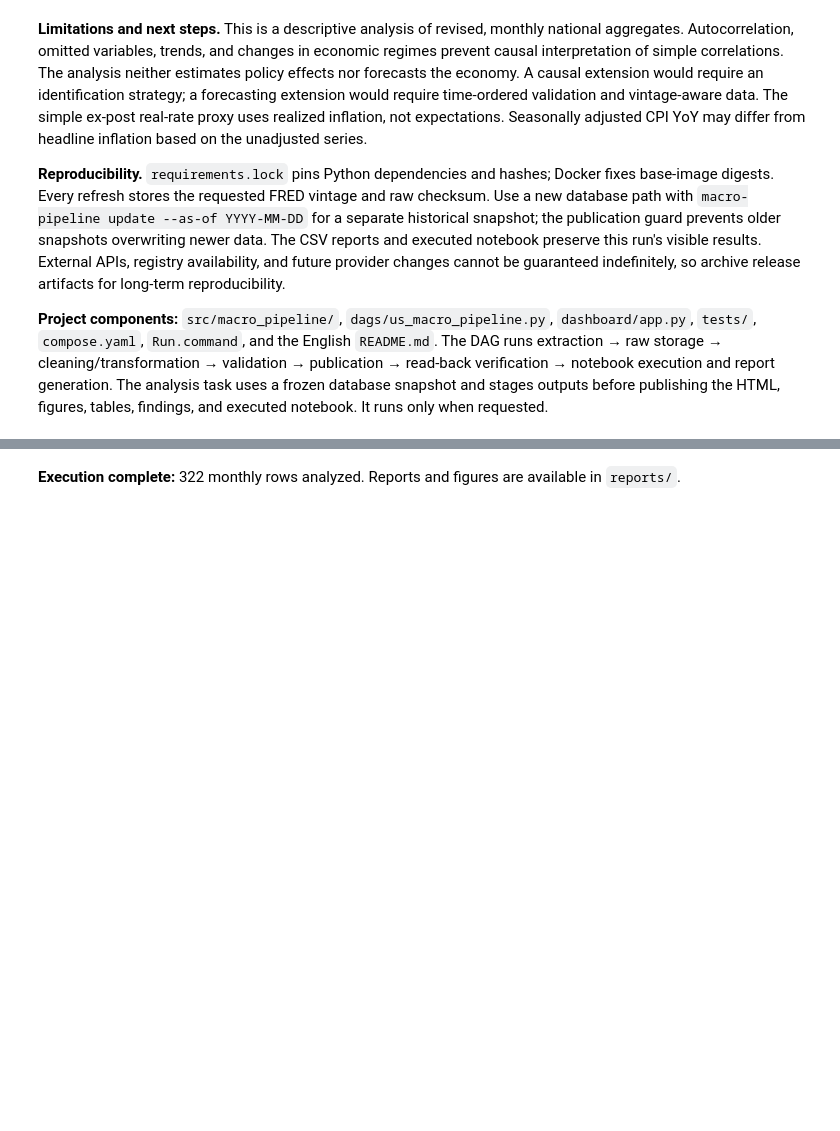
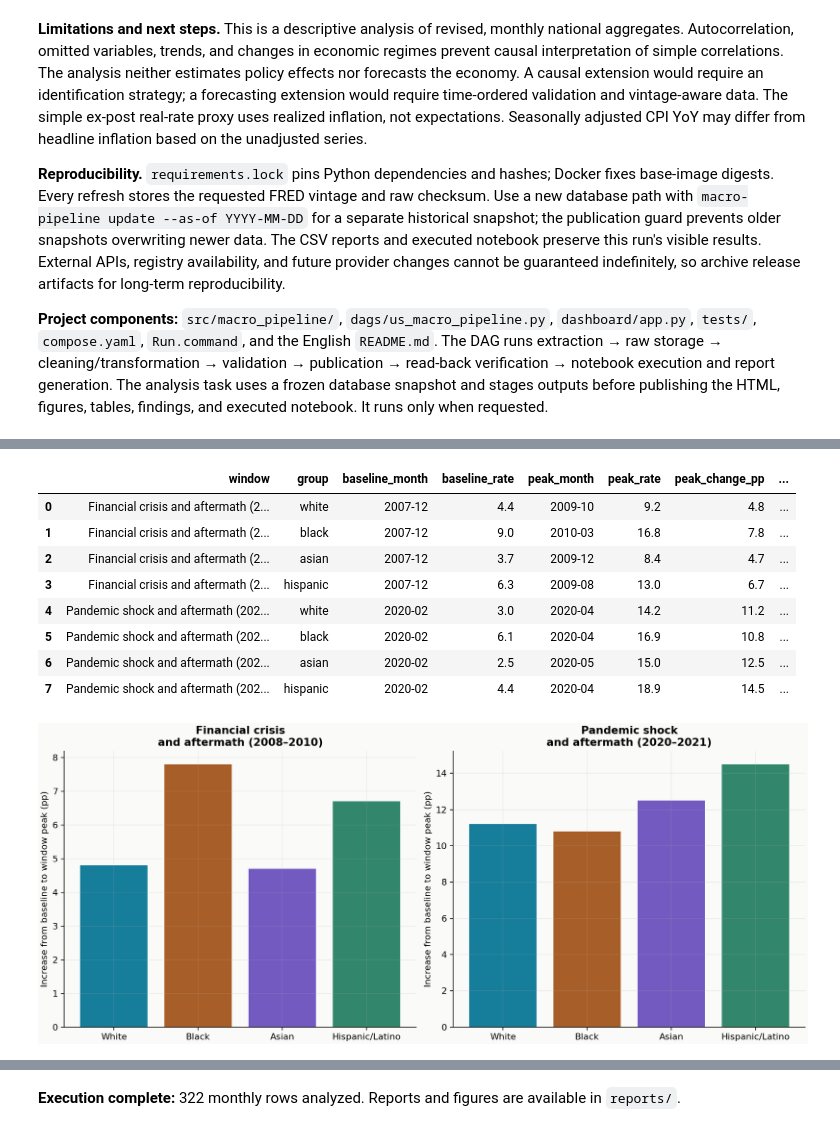
Before and after one commit to xingsun19/us-macroeconomic-pipeline-dashboard, a Jupyter notebook: notebooks/01_macroeconomic_eda.ipynb, the cells around one changed output, grey strips where cells are left out. Cells and saved outputs as stored; diff of their text form; code cells hidden in the pictures; blank space fills up the shorter version.

```diff
--- a/notebooks/01_macroeconomic_eda.ipynb
+++ b/notebooks/01_macroeconomic_eda.ipynb
@@ -270,0 +349,15 @@ for number, item in enumerate(findings(df, run), 1):
+# %%
+if not race.empty:
+    display(crisis_comparison(race).round(3))
+    display(Image(filename=str(report_dir / 'race/figures/crisis_comparison.png')))
+# %% [output]
+|  | window | group | baseline_month | baseline_rate | peak_month | peak_rate | peak_change_pp | ... |
+| 0 | Financial crisis and aftermath (2... | white | 2007-12 | 4.4 | 2009-10 | 9.2 | 4.8 | ... |
+| 1 | Financial crisis and aftermath (2... | black | 2007-12 | 9.0 | 2010-03 | 16.8 | 7.8 | ... |
+| 2 | Financial crisis and aftermath (2... | asian | 2007-12 | 3.7 | 2009-12 | 8.4 | 4.7 | ... |
+| 3 | Financial crisis and aftermath (2... | hispanic | 2007-12 | 6.3 | 2009-08 | 13.0 | 6.7 | ... |
+| 4 | Pandemic shock and aftermath (202... | white | 2020-02 | 3.0 | 2020-04 | 14.2 | 11.2 | ... |
+| 5 | Pandemic shock and aftermath (202... | black | 2020-02 | 6.1 | 2020-04 | 16.9 | 10.8 | ... |
+| 6 | Pandemic shock and aftermath (202... | asian | 2020-02 | 2.5 | 2020-05 | 15.0 | 12.5 | ... |
+| 7 | Pandemic shock and aftermath (202... | hispanic | 2020-02 | 4.4 | 2020-04 | 18.9 | 14.5 | ... |
+[figure, added]
```
Also changed, not shown: parts of 10 cells of this notebook, 43 other files.
